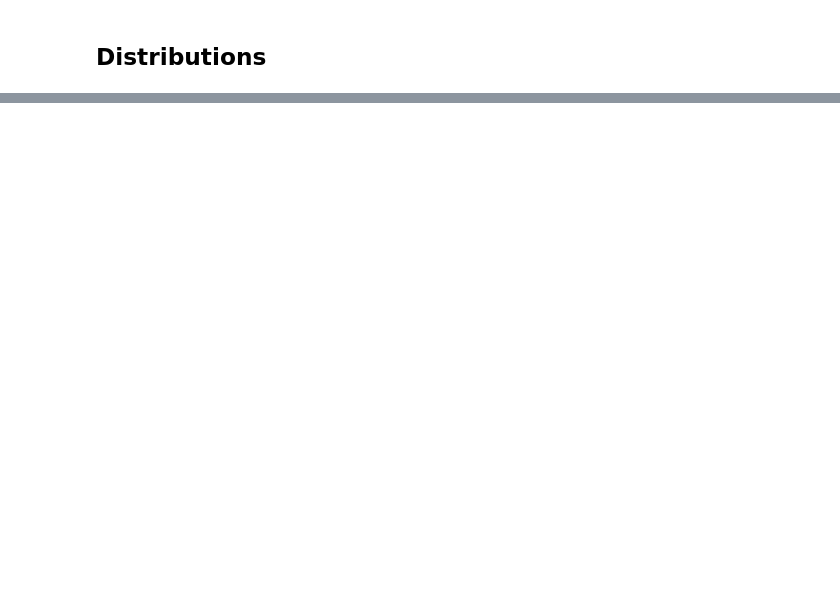
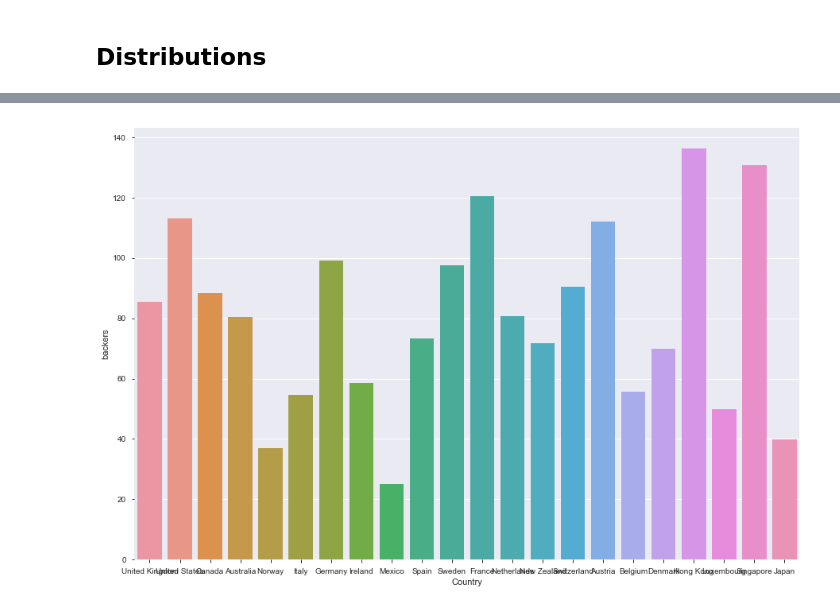
Before and after one commit to vmai1/dataExplorationProject, a Jupyter notebook: Python Code.ipynb, the cells around one changed output, grey strips where cells are left out. Cells and saved outputs as stored; diff of their text form; code cells hidden in the pictures; blank space fills up the shorter version.

```diff
--- a/Python Code.ipynb
+++ b/Python Code.ipynb
@@ -128,8 +272,10 @@ sns.countplot(x="country",hue="state",data=ks, ax=ax, palette="Paired")
 # %%
 fig, ax = plt.subplots()
 fig.set_size_inches(15, 10)
-sns.barplot(x="country",y="backers",data=ks,ci=None, ax=ax)
+sns.barplot(x="Country",y="backers",data=ks,ci=None, ax=ax)
 plt.show()
+# %% [output]
+[figure, added]
 # %%
 print("Minimal goal value:", ks["usd_goal_real"].min())
 print("Mean goal value:", ks["usd_goal_real"].mean())
```
Also changed, not shown: parts of 65 cells of this notebook.
